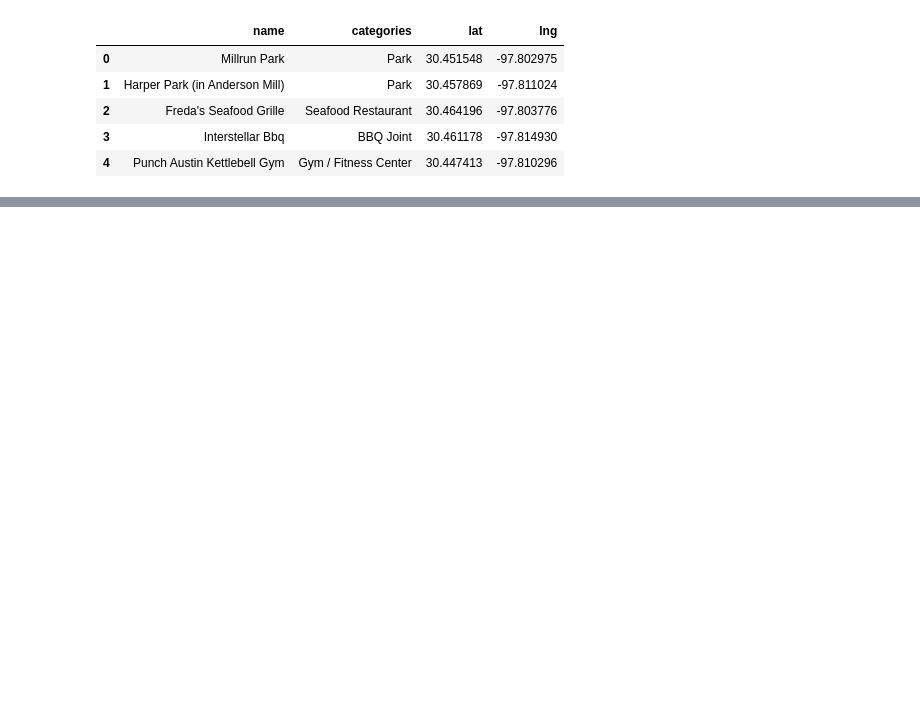
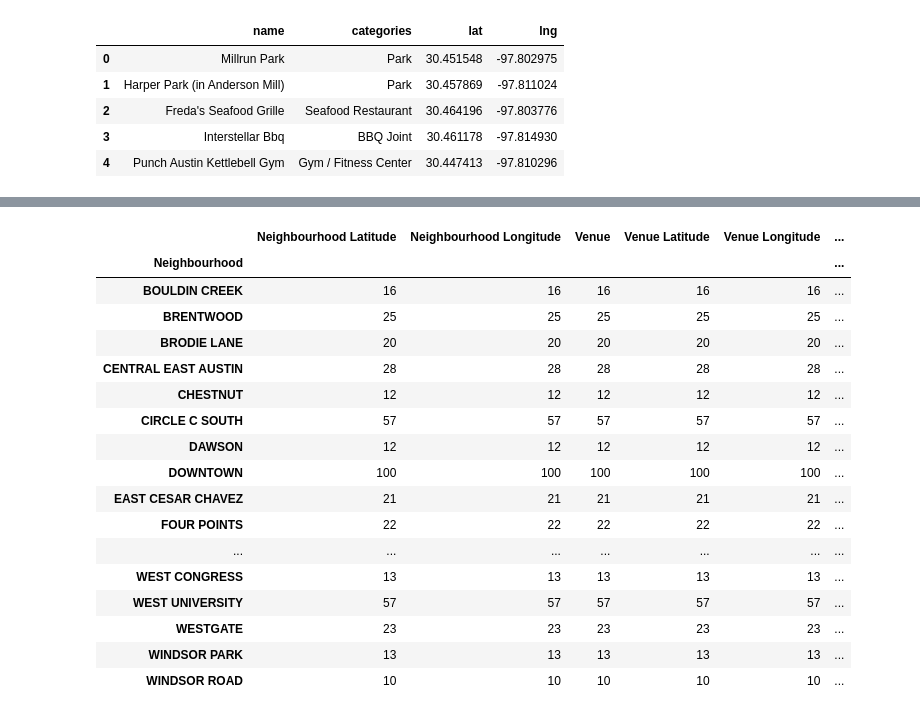
Before and after one commit to tszkennyfung/Coursera_Capstone, a Jupyter notebook: Joining California's Mass Exodus.ipynb, the cells around one changed output, grey strips where cells are left out. Cells and saved outputs as stored; diff of their text form; code cells hidden in the pictures; blank space fills up the shorter version.

```diff
--- a/Joining California's Mass Exodus.ipynb
+++ b/Joining California's Mass Exodus.ipynb
@@ -341,0 +539,21 @@ Other neighborhoods in Austin will perform the same action, clusting will be add
+# %%
+austin_venues_filtered.groupby('Neighbourhood').count()
+# %% [output]
+|  | Neighbourhood Latitude | Neighbourhood Longitude | Venue | Venue Latitude | Venue Longitude | ... |
+| Neighbourhood |  |  |  |  |  | ... |
+| BOULDIN CREEK | 16 | 16 | 16 | 16 | 16 | ... |
+| BRENTWOOD | 25 | 25 | 25 | 25 | 25 | ... |
+| BRODIE LANE | 20 | 20 | 20 | 20 | 20 | ... |
+| CENTRAL EAST AUSTIN | 28 | 28 | 28 | 28 | 28 | ... |
+| CHESTNUT | 12 | 12 | 12 | 12 | 12 | ... |
+| CIRCLE C SOUTH | 57 | 57 | 57 | 57 | 57 | ... |
+| DAWSON | 12 | 12 | 12 | 12 | 12 | ... |
+| DOWNTOWN | 100 | 100 | 100 | 100 | 100 | ... |
+| EAST CESAR CHAVEZ | 21 | 21 | 21 | 21 | 21 | ... |
+| FOUR POINTS | 22 | 22 | 22 | 22 | 22 | ... |
+| ... | ... | ... | ... | ... | ... | ... |
+| WEST CONGRESS | 13 | 13 | 13 | 13 | 13 | ... |
+| WEST UNIVERSITY | 57 | 57 | 57 | 57 | 57 | ... |
+| WESTGATE | 23 | 23 | 23 | 23 | 23 | ... |
+| WINDSOR PARK | 13 | 13 | 13 | 13 | 13 | ... |
+| WINDSOR ROAD | 10 | 10 | 10 | 10 | 10 | ... |
```
Also changed, not shown: parts of 73 cells of this notebook.
